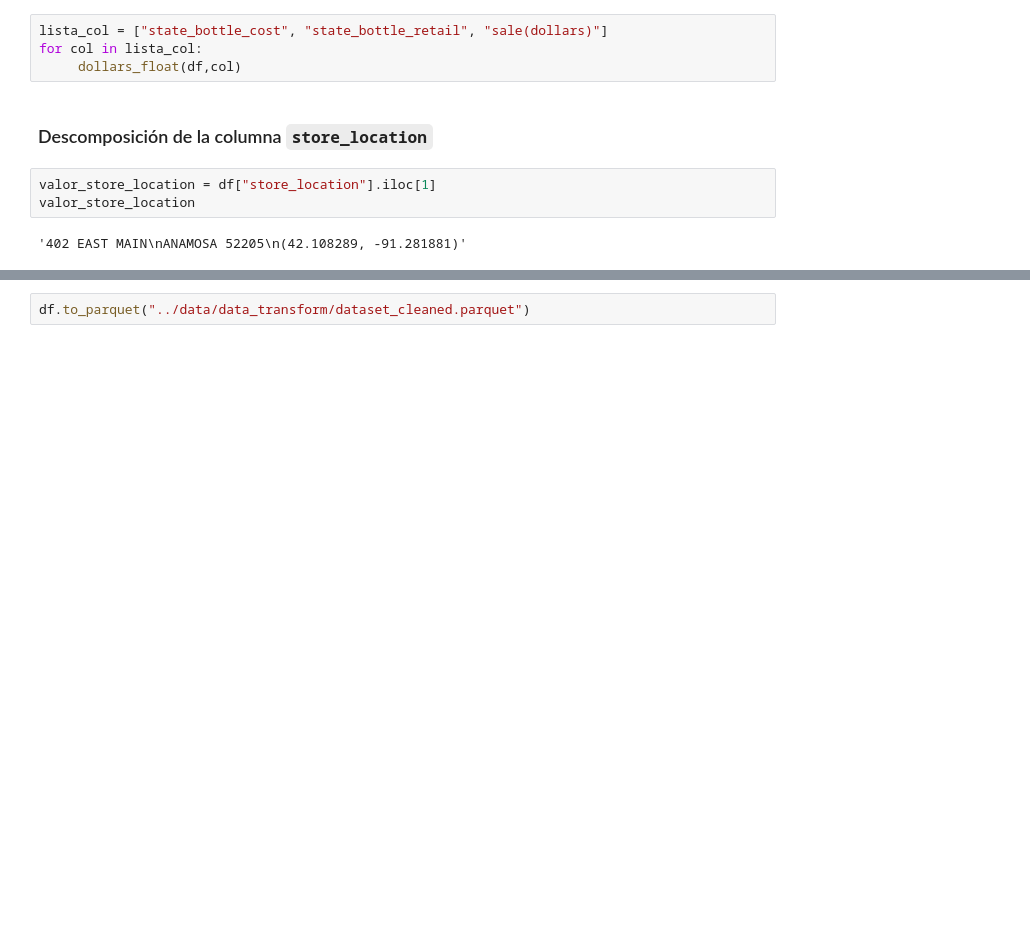
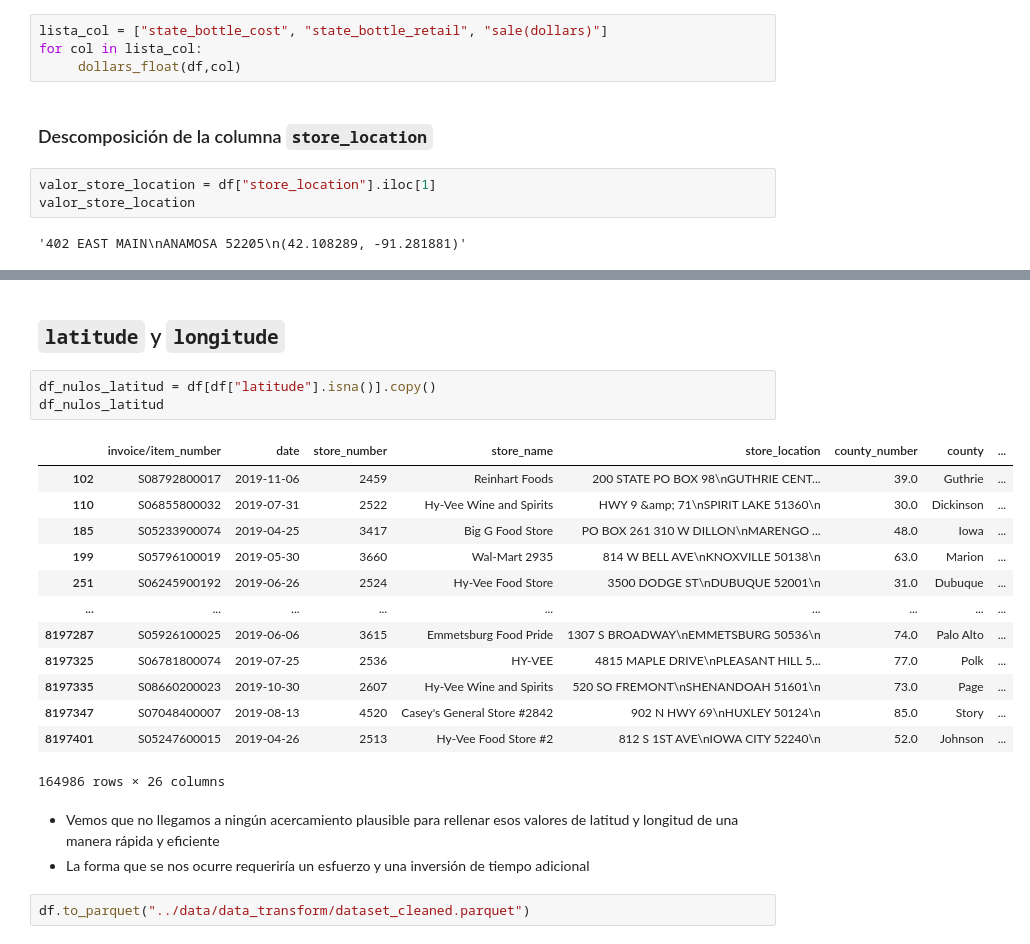
Before and after one commit to MariCruzTE/eda_ventas, a Jupyter notebook: jupyters/limpieza.ipynb, the cells around one changed output, grey strips where cells are left out. Drawn from its saved outputs; the diff is of its cells as text; blank space fills up the shorter version.

```diff
--- a/jupyters/limpieza.ipynb
+++ b/jupyters/limpieza.ipynb
@@ -206,2 +411,25 @@ memory usage: 395.5+ MB
+# %% [markdown]
+## `latitude` y `longitude`
+# %%
+df_nulos_latitud = df[df["latitude"].isna()].copy()
+df_nulos_latitud
+# %% [output]
+|  | invoice/item_number | date | store_number | store_name | store_location | county_number | county | ... |
+| 102 | S08792800017 | 2019-11-06 | 2459 | Reinhart Foods | 200 STATE PO BOX 98\nGUTHRIE CENT... | 39.0 | Guthrie | ... |
+| 110 | S06855800032 | 2019-07-31 | 2522 | Hy-Vee Wine and Spirits | HWY 9 &amp; 71\nSPIRIT LAKE 51360\n | 30.0 | Dickinson | ... |
+| 185 | S05233900074 | 2019-04-25 | 3417 | Big G Food Store | PO BOX 261 310 W DILLON\nMARENGO ... | 48.0 | Iowa | ... |
+| 199 | S05796100019 | 2019-05-30 | 3660 | Wal-Mart 2935 | 814 W BELL AVE\nKNOXVILLE 50138\n | 63.0 | Marion | ... |
+| 251 | S06245900192 | 2019-06-26 | 2524 | Hy-Vee Food Store | 3500 DODGE ST\nDUBUQUE 52001\n | 31.0 | Dubuque | ... |
+| ... | ... | ... | ... | ... | ... | ... | ... | ... |
+| 8197287 | S05926100025 | 2019-06-06 | 3615 | Emmetsburg Food Pride | 1307 S BROADWAY\nEMMETSBURG 50536\n | 74.0 | Palo Alto | ... |
+| 8197325 | S06781800074 | 2019-07-25 | 2536 | HY-VEE | 4815 MAPLE DRIVE\nPLEASANT HILL 5... | 77.0 | Polk | ... |
+| 8197335 | S08660200023 | 2019-10-30 | 2607 | Hy-Vee Wine and Spirits | 520 SO FREMONT\nSHENANDOAH 51601\n | 73.0 | Page | ... |
+| 8197347 | S07048400007 | 2019-08-13 | 4520 | Casey's General Store #2842 | 902 N HWY 69\nHUXLEY 50124\n | 85.0 | Story | ... |
+| 8197401 | S05247600015 | 2019-04-26 | 2513 | Hy-Vee Food Store #2 | 812 S 1ST AVE\nIOWA CITY 52240\n | 52.0 | Johnson | ... |
+164986 rows × 26 columns
+# %% [markdown]
+
+- Vemos que no llegamos a ningún acercamiento plausible para rellenar esos valores de latitud y longitud de una  manera rápida y eficiente
+- La forma que se nos ocurre requeriría un esfuerzo y  una inversión de tiempo adicional
 # %%
 df.to_parquet("../data/data_transform/dataset_cleaned.parquet")
```
Also changed, not shown: parts of 36 cells of this notebook, 4 other files.
